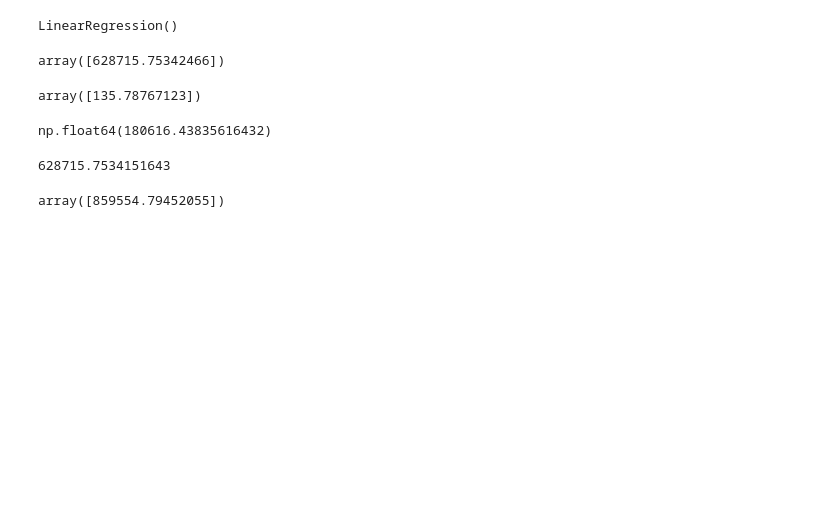
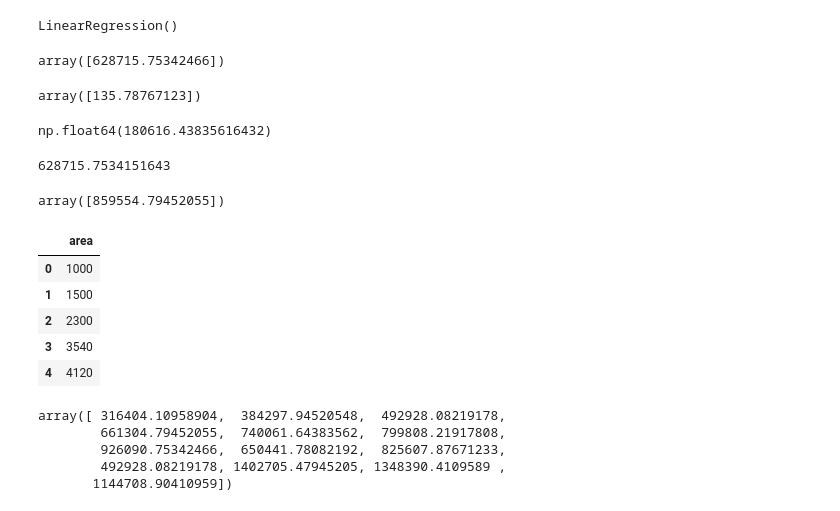
Before and after one commit to SANTOSH-TECH7/MachineLearning_Practice, a Jupyter notebook: LinearRegression(SingleVariable).ipynb, the cells around one changed output. Saved outputs shown, nothing was run; the diff lists cells and outputs as text; code cells hidden in the pictures; blank space fills up the shorter version.

```diff
--- a/LinearRegression(SingleVariable).ipynb
+++ b/LinearRegression(SingleVariable).ipynb
@@ -48,0 +51,18 @@ array([859554.79452055])
+# %%
+d=pd.read_csv("D:\\ML_Practice\\areas.csv")
+d.head()
+# %% [output]
+|  | area |
+| 0 | 1000 |
+| 1 | 1500 |
+| 2 | 2300 |
+| 3 | 3540 |
+| 4 | 4120 |
+# %%
+reg.predict(d)
+# %% [output]
+array([ 316404.10958904,  384297.94520548,  492928.08219178,
+        661304.79452055,  740061.64383562,  799808.21917808,
+        926090.75342466,  650441.78082192,  825607.87671233,
+        492928.08219178, 1402705.47945205, 1348390.4109589 ,
+       1144708.90410959])
```
Also changed, not shown: parts of 1 cell of this notebook.
